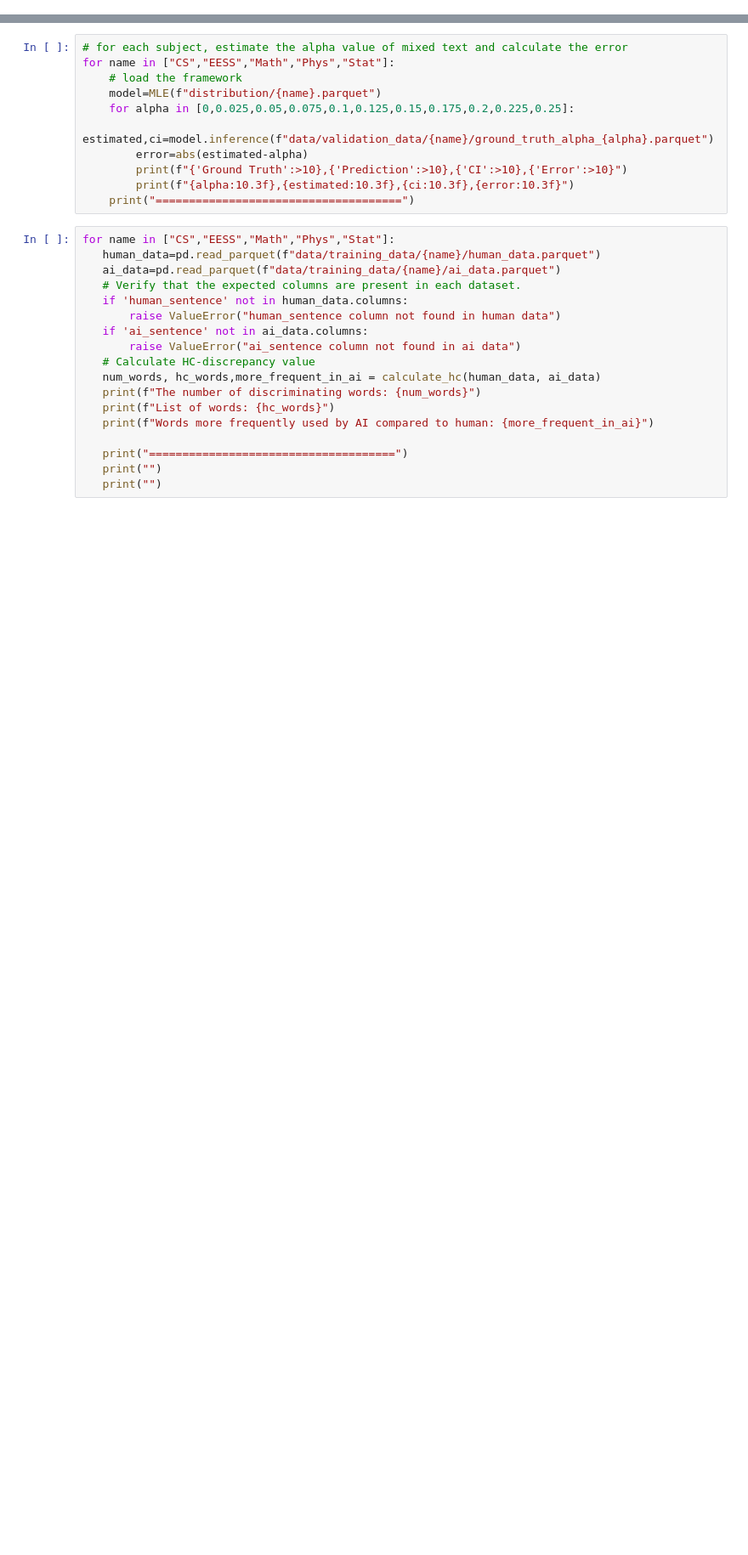
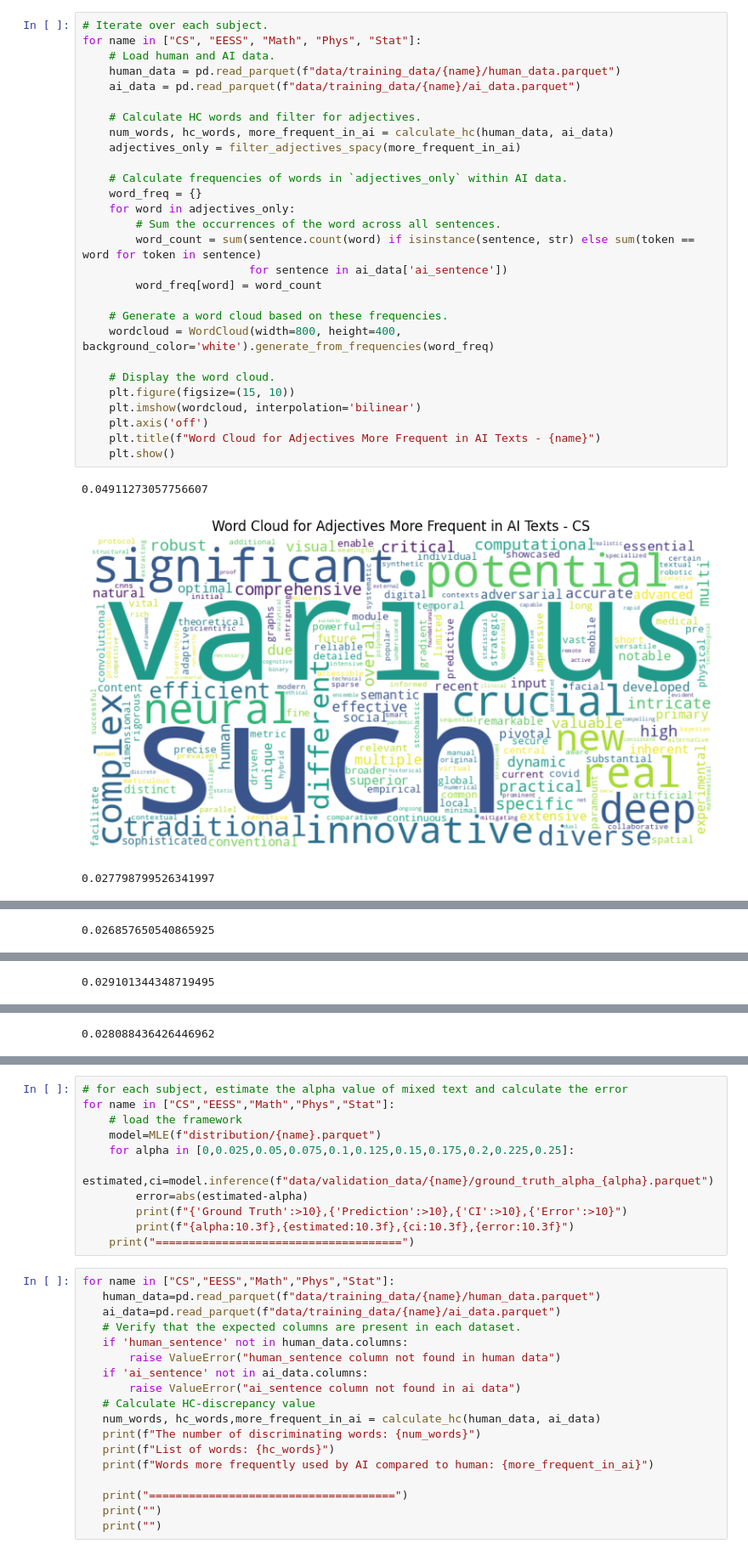
Before and after one commit to AsmaaSayah/higher-criticism-final-project, a Jupyter notebook: demo.ipynb, the cells around one changed output, grey strips where cells are left out. Shown at 85% size. Saved outputs shown, nothing was run; the diff lists cells and outputs as text; blank space fills up the shorter version.

Commit message:
Added the visualization

```diff
--- a/demo.ipynb
+++ b/demo.ipynb
@@ -16,0 +11,32 @@ import pandas as pd
+# %%
+# Iterate over each subject.
+for name in ["CS", "EESS", "Math", "Phys", "Stat"]:
+    # Load human and AI data.
+    human_data = pd.read_parquet(f"data/training_data/{name}/human_data.parquet")
+    ai_data = pd.read_parquet(f"data/training_data/{name}/ai_data.parquet")
+
+    # Calculate HC words and filter for adjectives.
+    num_words, hc_words, more_frequent_in_ai = calculate_hc(human_data, ai_data)
+    adjectives_only = filter_adjectives_spacy(more_frequent_in_ai)
+
+    # Calculate frequencies of words in `adjectives_only` within AI data.
+    word_freq = {}
+    for word in adjectives_only:
+        # Sum the occurrences of the word across all sentences.
+        word_count = sum(sentence.count(word) if isinstance(sentence, str) else sum(token == word for token in sentence)
+                         for sentence in ai_data['ai_sentence'])
+        word_freq[word] = word_count
+
+    # Generate a word cloud based on these frequencies.
+    wordcloud = WordCloud(width=800, height=400, background_color='white').generate_from_frequencies(word_freq)
+
+    # Display the word cloud.
+    plt.figure(figsize=(15, 10))
+    plt.imshow(wordcloud, interpolation='bilinear')
+    plt.axis('off')
+    plt.title(f"Word Cloud for Adjectives More Frequent in AI Texts - {name}")
+    plt.show()
+# %% [output]
+0.04911273057756607
+[figure, added]
+0.027798799526341997
@@ -16,0 +44 @@ import pandas as pd
+0.026857650540865925
@@ -16,0 +46 @@ import pandas as pd
+0.029101344348719495
@@ -16,0 +48 @@ import pandas as pd
+0.028088436426446962
```
Also changed, not shown: parts of 10 cells of this notebook.
